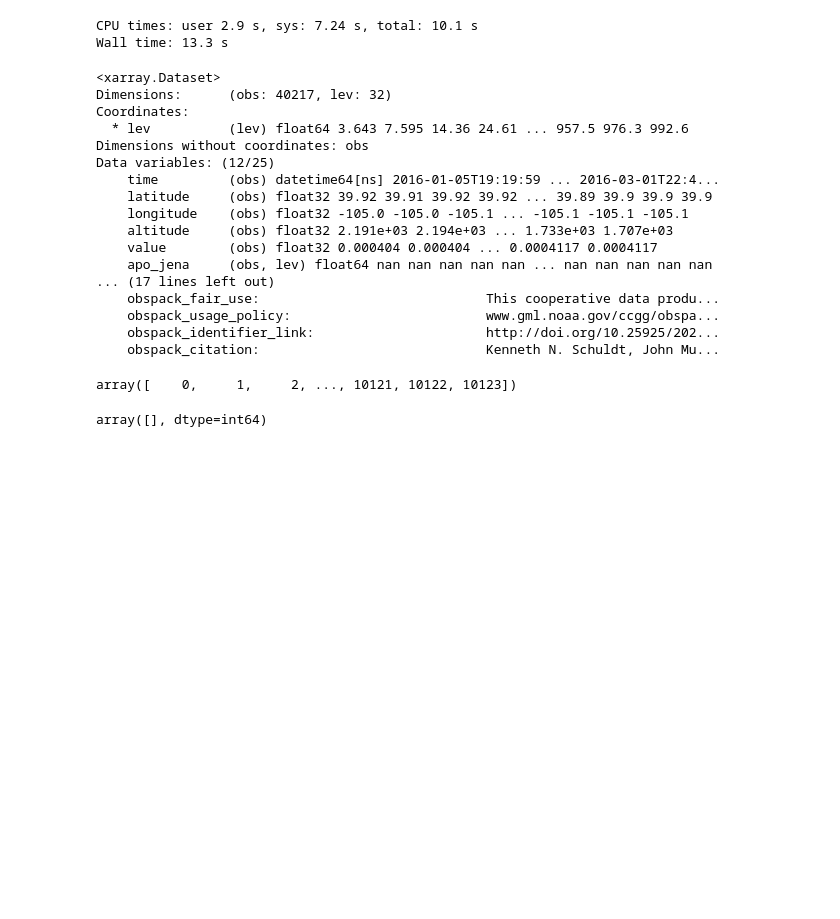
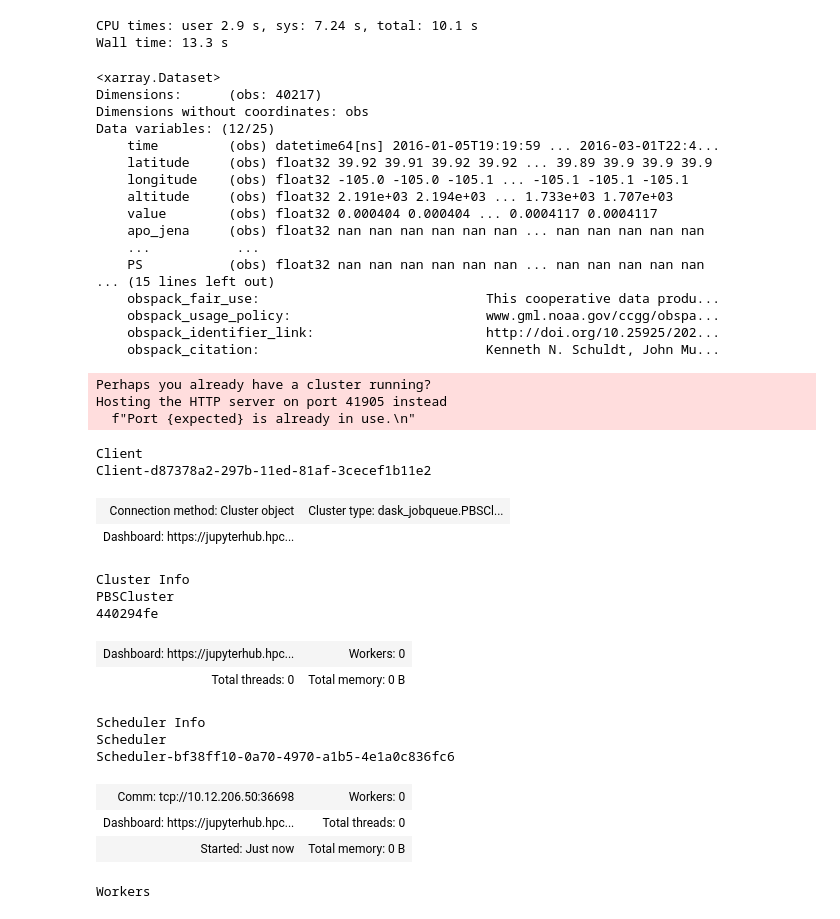
Before and after one commit to matt-long/cam-sd-cases, a Jupyter notebook: notebooks/post-process-sathist.ipynb, the cells around one changed output. Cells and saved outputs as stored; diff of their text form; code cells hidden in the pictures; blank space fills up the shorter version.

```diff
--- a/notebooks/post-process-sathist.ipynb
+++ b/notebooks/post-process-sathist.ipynb
@@ -122,7 +123,11 @@ for key in campaign_keys:
         dsi = dsi[['time', 'latitude', 'longitude', 'altitude', 'value']].load()
 
         for v in data_vars:
-            dsi[v] = xr.full_like(dsi.value * cam_dsets[0].lev, fill_value=np.nan)
+            if 'lev' in cam_dsets[0][v].dims:
+                dsi[v] = xr.full_like(dsi.value, fill_value=np.nan)
+            else:
+                dsi[v] = xr.full_like(dsi.value, fill_value=np.nan)
+
             dsi[v].attrs = cam_dsets[0][v].attrs
 
         dsi['model_time'] = xr.full_like(dsi.time, fill_value=np.nan)
@@ -131,9 +136,7 @@ for key in campaign_keys:
 obspacks['orc']
 # %% [output]
 <xarray.Dataset>
-Dimensions:      (obs: 40217, lev: 32)
-Coordinates:
-  * lev          (lev) float64 3.643 7.595 14.36 24.61 ... 957.5 976.3 992.6
+Dimensions:      (obs: 40217)
 Dimensions without coordinates: obs
 Data variables: (12/25)
     time         (obs) datetime64[ns] 2016-01-05T19:19:59 ... 2016-03-01T22:4...
@@ -141,18 +144,11 @@ Data variables: (12/25)
     longitude    (obs) float32 -105.0 -105.0 -105.1 ... -105.1 -105.1 -105.1
     altitude     (obs) float32 2.191e+03 2.194e+03 ... 1.733e+03 1.707e+03
     value        (obs) float32 0.000404 0.000404 ... 0.0004117 0.0004117
-    apo_jena     (obs, lev) float64 nan nan nan nan nan ... nan nan nan nan nan
-... (17 lines left out)
+    apo_jena     (obs) float32 nan nan nan nan nan nan ... nan nan nan nan nan
+    ...           ...
+    PS           (obs) float32 nan nan nan nan nan nan ... nan nan nan nan nan
+... (15 lines left out)
     obspack_fair_use:                             This cooperative data produ...
     obspack_usage_policy:                         www.gml.noaa.gov/ccgg/obspa...
     obspack_identifier_link:                      http://doi.org/10.25925/202...
     obspack_citation:                             Kenneth N. Schuldt, John Mu...
-# %%
-n_key = 0
-# %% [output]
-array([    0,     1,     2, ..., 10121, 10122, 10123])
-# %%
-n_key = 1
-np.where(ds.orbit_num == n_key)[0]
-# %% [output]
-array([], dtype=int64)
@@ -159,3 +175,27 @@ array([], dtype=int64)
+# %%
+cluster, client = util.get_ClusterClient()
+cluster.scale(12)
+client
+# %% [output]
+Perhaps you already have a cluster running?
+Hosting the HTTP server on port 41905 instead
+  f"Port {expected} is already in use.\n"
+Client
+Client-d87378a2-297b-11ed-81af-3cecef1b11e2
+| Connection method: Cluster object | Cluster type: dask_jobqueue.PBSCl... |
+| Dashboard: https://jupyterhub.hpc... |  |
+Cluster Info
+PBSCluster
+440294fe
+| Dashboard: https://jupyterhub.hpc... | Workers: 0 |
+| Total threads: 0 | Total memory: 0 B |
+Scheduler Info
+Scheduler
+Scheduler-bf38ff10-0a70-4970-a1b5-4e1a0c836fc6
+| Comm: tcp://10.12.206.50:36698 | Workers: 0 |
+| Dashboard: https://jupyterhub.hpc... | Total threads: 0 |
+| Started: Just now | Total memory: 0 B |
+Workers
 # %%
 %%time
 
```
Also changed, not shown: parts of 5 cells of this notebook, 1 other file.
